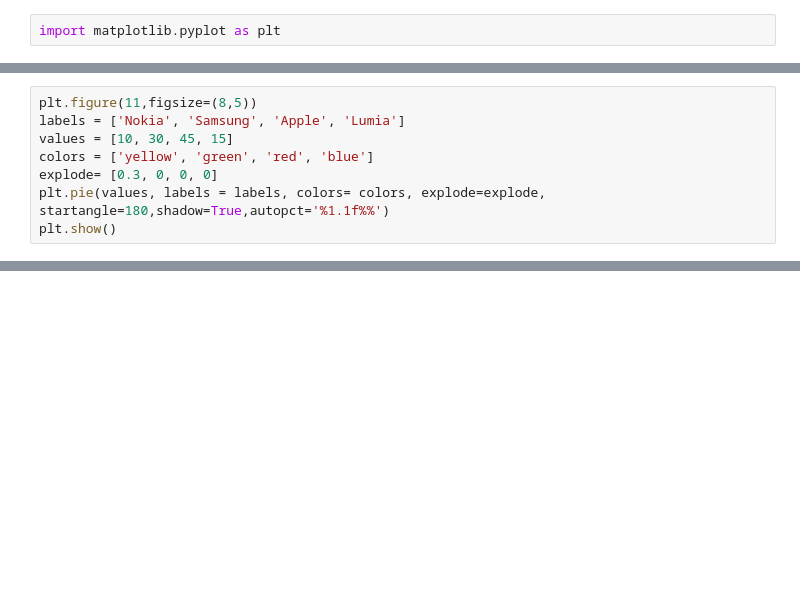
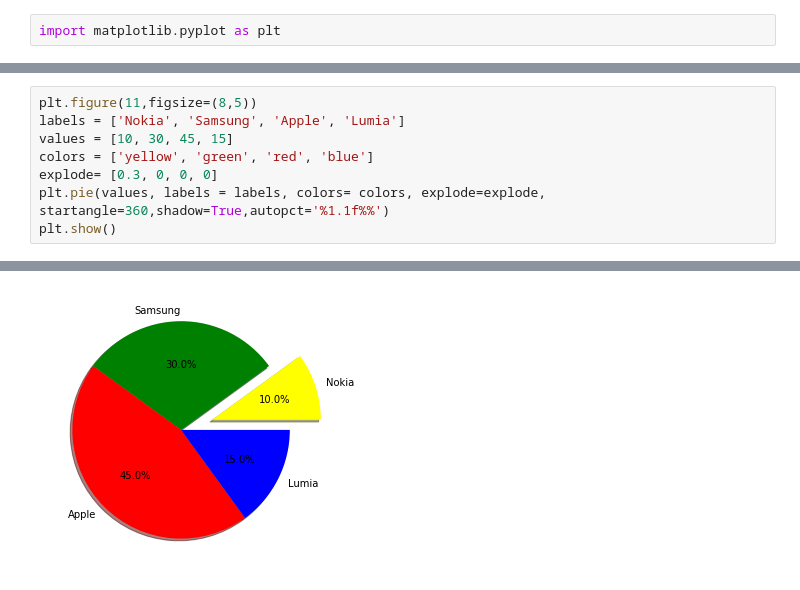
Before and after one commit to roberthsu2003/PythonForDataAnalysis, a Jupyter notebook: 上課內容13/lesson9/lesson9_1.ipynb, the cells around one changed output, grey strips where cells are left out. Drawn from its saved outputs; the diff is of its cells as text; blank space fills up the shorter version.

```diff
--- a/上課內容13/lesson9/lesson9_1.ipynb
+++ b/上課內容13/lesson9/lesson9_1.ipynb
@@ -91,6 +83,6 @@ labels = ['Nokia', 'Samsung', 'Apple', 'Lumia']
 values = [10, 30, 45, 15]
 colors = ['yellow', 'green', 'red', 'blue']
 explode= [0.3, 0, 0, 0]
-plt.pie(values, labels = labels, colors= colors, explode=explode, startangle=180,shadow=True,autopct='%1.1f%%')
+plt.pie(values, labels = labels, colors= colors, explode=explode, startangle=360,shadow=True,autopct='%1.1f%%')
 plt.show()
 # %% [output]
@@ -98,0 +89 @@ plt.show()
+[figure, added]
```
Also changed, not shown: parts of 10 cells of this notebook, 24 other files.
